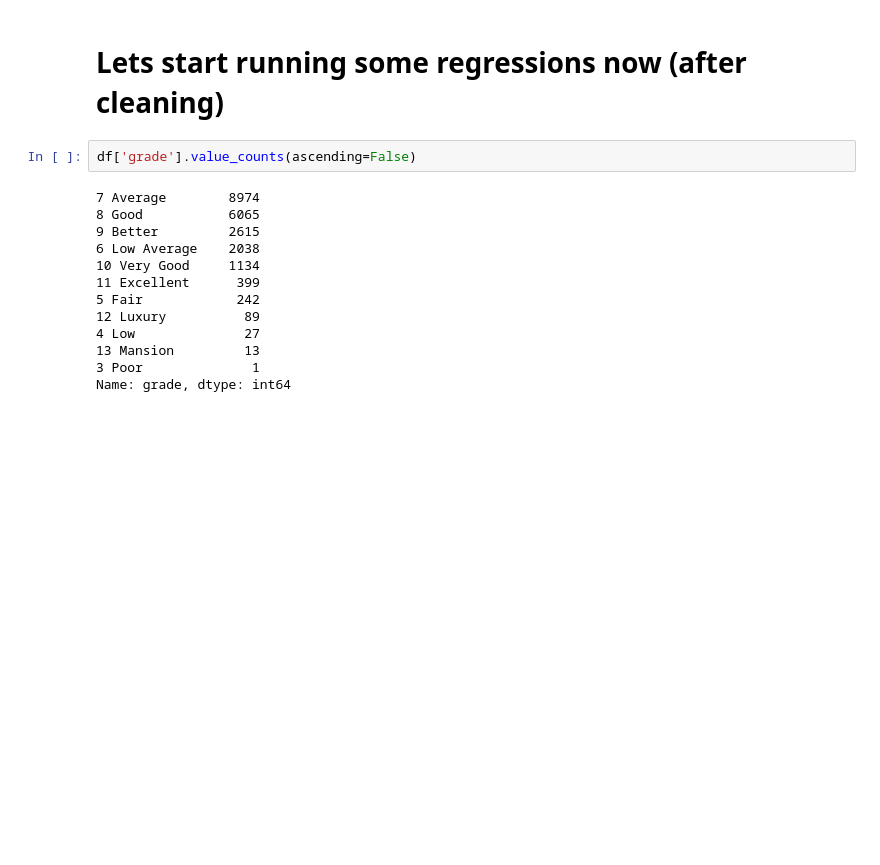
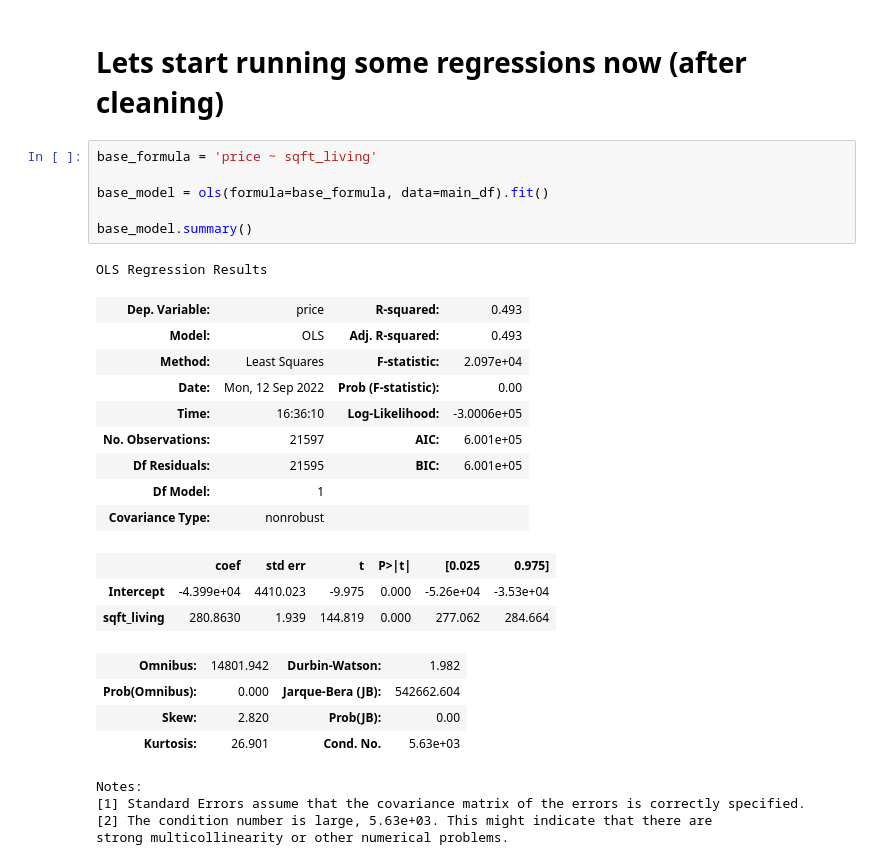
Before and after one commit to MackoyS/sarah-and-mackoy-price-modeling, a Jupyter notebook: DraftProject.ipynb, the cells around one changed output. Cells and saved outputs as stored; diff of their text form; blank space fills up the shorter version.

```diff
--- a/DraftProject.ipynb
+++ b/DraftProject.ipynb
@@ -190,17 +227,30 @@ memory usage: 2.3+ MB
 # %% [markdown]
 # Lets start running some regressions  now (after cleaning)
-# %%
-df['grade'].value_counts(ascending=False)
-# %% [output]
-7 Average        8974
-8 Good           6065
-9 Better         2615
-6 Low Average    2038
-10 Very Good     1134
-11 Excellent      399
-5 Fair            242
-12 Luxury          89
-4 Low              27
-13 Mansion         13
-3 Poor              1
-Name: grade, dtype: int64
+# %%
+base_formula = 'price ~ sqft_living'
+
+base_model = ols(formula=base_formula, data=main_df).fit()
+
+base_model.summary()
+# %% [output]
+OLS Regression Results
+| Dep. Variable: | price | R-squared: | 0.493 |
+| Model: | OLS | Adj. R-squared: | 0.493 |
+| Method: | Least Squares | F-statistic: | 2.097e+04 |
+| Date: | Mon, 12 Sep 2022 | Prob (F-statistic): | 0.00 |
+| Time: | 16:36:10 | Log-Likelihood: | -3.0006e+05 |
+| No. Observations: | 21597 | AIC: | 6.001e+05 |
+| Df Residuals: | 21595 | BIC: | 6.001e+05 |
+| Df Model: | 1 |  |  |
+| Covariance Type: | nonrobust |  |  |
+|  | coef | std err | t | P>|t| | [0.025 | 0.975] |
+| Intercept | -4.399e+04 | 4410.023 | -9.975 | 0.000 | -5.26e+04 | -3.53e+04 |
+| sqft_living | 280.8630 | 1.939 | 144.819 | 0.000 | 277.062 | 284.664 |
+| Omnibus: | 14801.942 | Durbin-Watson: | 1.982 |
+| Prob(Omnibus): | 0.000 | Jarque-Bera (JB): | 542662.604 |
+| Skew: | 2.820 | Prob(JB): | 0.00 |
+| Kurtosis: | 26.901 | Cond. No. | 5.63e+03 |
+Notes:
+[1] Standard Errors assume that the covariance matrix of the errors is correctly specified.
+[2] The condition number is large, 5.63e+03. This might indicate that there are
+strong multicollinearity or other numerical problems.
```
Also changed, not shown: parts of 8 cells of this notebook.
